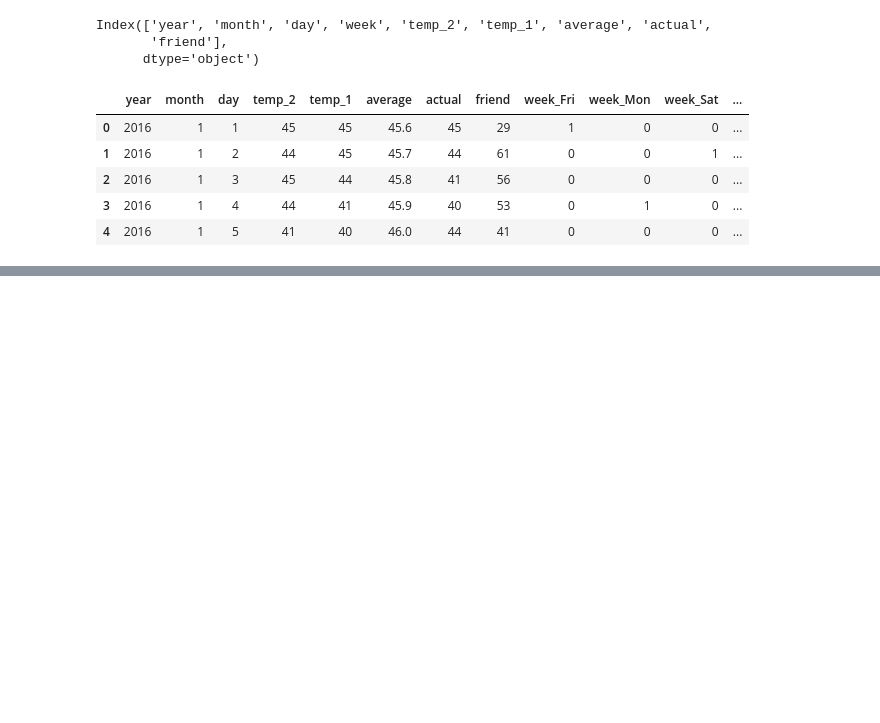
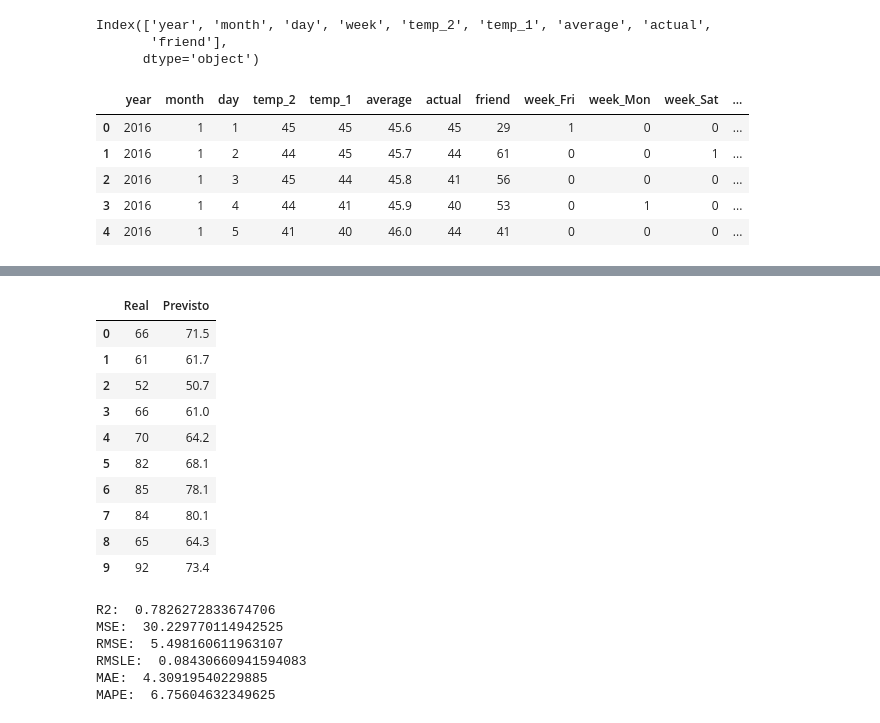
Before and after one commit to WIllianMartins2018/Bootcamp_Engenheiro_Machine_Learning, a Jupyter notebook: Códigos - Seleção de Modelos de Aprendizagem de Máquina/MetriasdeRegressão.ipynb, the cells around one changed output, grey strips where cells are left out. Drawn from its saved outputs; the diff is of its cells as text; code cells hidden in the pictures; blank space fills up the shorter version.

```diff
--- a/Códigos - Seleção de Modelos de Aprendizagem de Máquina/MetriasdeRegressão.ipynb
+++ b/Códigos - Seleção de Modelos de Aprendizagem de Máquina/MetriasdeRegressão.ipynb
@@ -56,0 +234,40 @@ df.describe()
+# %%
+#Random Forest Regressor
+from sklearn.ensemble import RandomForestRegressor
+
+#treinando o modelo
+reg_random_forest = RandomForestRegressor(n_estimators=10, random_state=42).fit(train_data, train_labels)
+# %%
+#Predição
+predictions3_labels = reg_random_forest.predict(test_data)
+
+#Exibindo o dataframe com 10 valores reais e suas respectivas previsões
+p = pd.DataFrame({'Real': test_labels, 'Previsto': predictions3_labels})
+p.head(10)
+# %% [output]
+|  | Real | Previsto |
+| 0 | 66 | 71.5 |
+| 1 | 61 | 61.7 |
+| 2 | 52 | 50.7 |
+| 3 | 66 | 61.0 |
+| 4 | 70 | 64.2 |
+| 5 | 82 | 68.1 |
+| 6 | 85 | 78.1 |
+| 7 | 84 | 80.1 |
+| 8 | 65 | 64.3 |
+| 9 | 92 | 73.4 |
+# %%
+#Avaliando o modelo
+print("R2: ", metrics.r2_score(test_labels, predictions3_labels))
+print("MSE: ", metrics.mean_squared_error(test_labels, predictions3_labels))
+print("RMSE: ", np.sqrt(metrics.mean_squared_error(test_labels, predictions3_labels)))
+print("RMSLE: ", np.sqrt(metrics.mean_squared_log_error(test_labels, predictions3_labels)))
+print("MAE: ", metrics.mean_absolute_error(test_labels, predictions3_labels))
+print("MAPE: ", mean_absolute_percentage_error(test_labels, predictions3_labels))
+# %% [output]
+R2:  0.7826272833674706
+MSE:  30.229770114942525
+RMSE:  5.498160611963107
+RMSLE:  0.08430660941594083
+MAE:  4.30919540229885
+MAPE:  6.75604632349625
```
Also changed, not shown: parts of 17 cells of this notebook.
